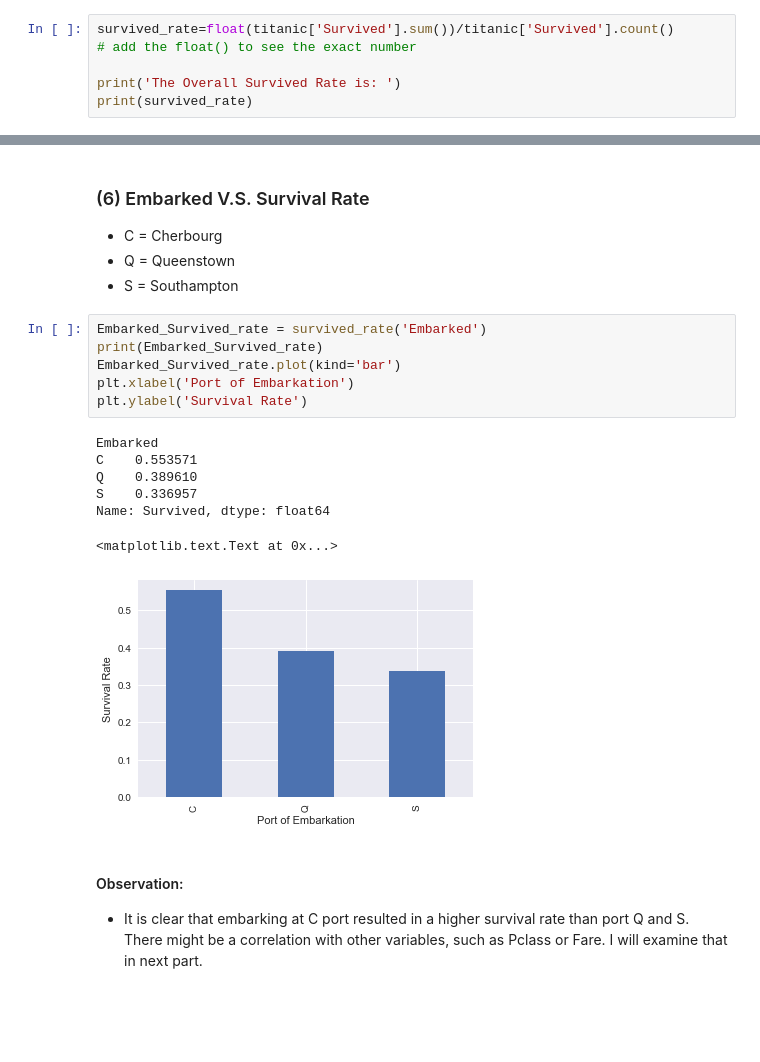
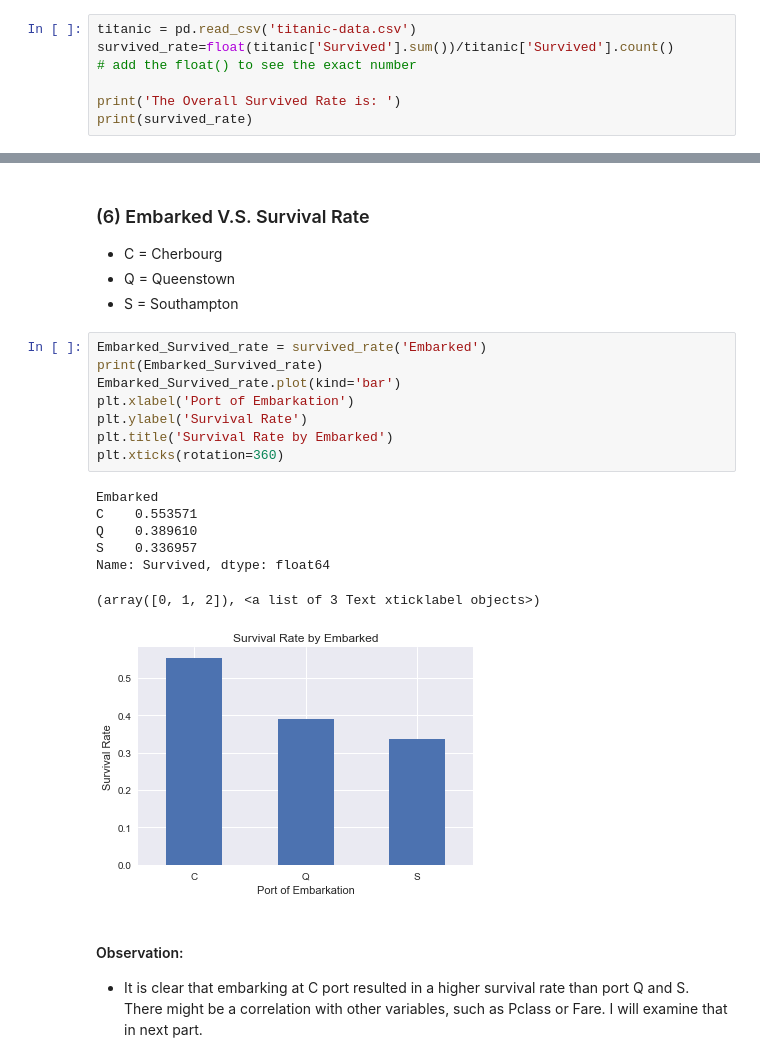
Before and after one commit to freena22/Udacity-Data-Analysis-Nanodegree, a Jupyter notebook: 07_P2_Investigate_Titanic_Dataset.ipynb, the cells around one changed output, grey strips where cells are left out. Drawn from its saved outputs; the diff is of its cells as text; blank space fills up the shorter version.

```diff
--- a/07_P2_Investigate_Titanic_Dataset.ipynb
+++ b/07_P2_Investigate_Titanic_Dataset.ipynb
@@ -194,6 +176,7 @@ Thus, in the following analysis, I will only focus on other seven independent va
 # %% [markdown]
 ### (1) Overall Survival Rate
 # %%
+titanic = pd.read_csv('titanic-data.csv')
 survived_rate=float(titanic['Survived'].sum())/titanic['Survived'].count()
 # add the float() to see the exact number
 
@@ -378,17 +357,19 @@ Passengers with a decent family size had a good chance of survival. Base on the
 # %%
 Embarked_Survived_rate = survived_rate('Embarked')
 print(Embarked_Survived_rate)
 Embarked_Survived_rate.plot(kind='bar')
 plt.xlabel('Port of Embarkation')
 plt.ylabel('Survival Rate')
+plt.title('Survival Rate by Embarked')
+plt.xticks(rotation=360)
 # %% [output]
 Embarked
 C    0.553571
 Q    0.389610
 S    0.336957
 Name: Survived, dtype: float64
-<matplotlib.text.Text at 0x...>
+(array([0, 1, 2]), <a list of 3 Text xticklabel objects>)
-[figure, old version]
+[figure, new version]
 # %% [markdown]
 #### Observation:
 
```
Also changed, not shown: parts of 18 cells of this notebook.
